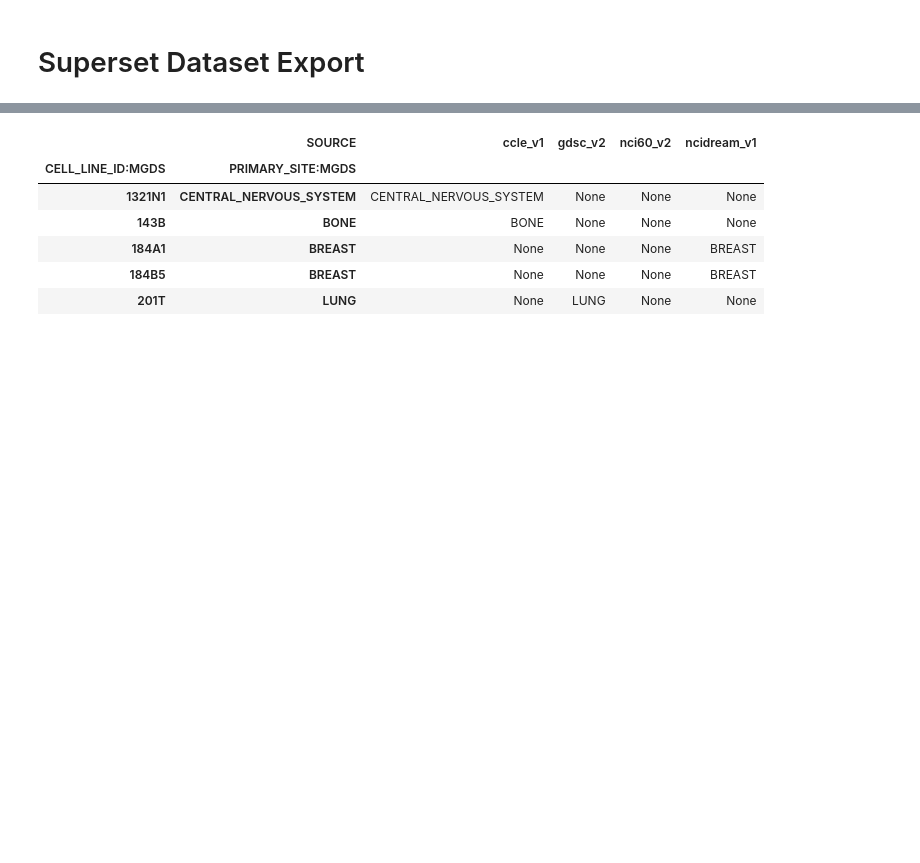
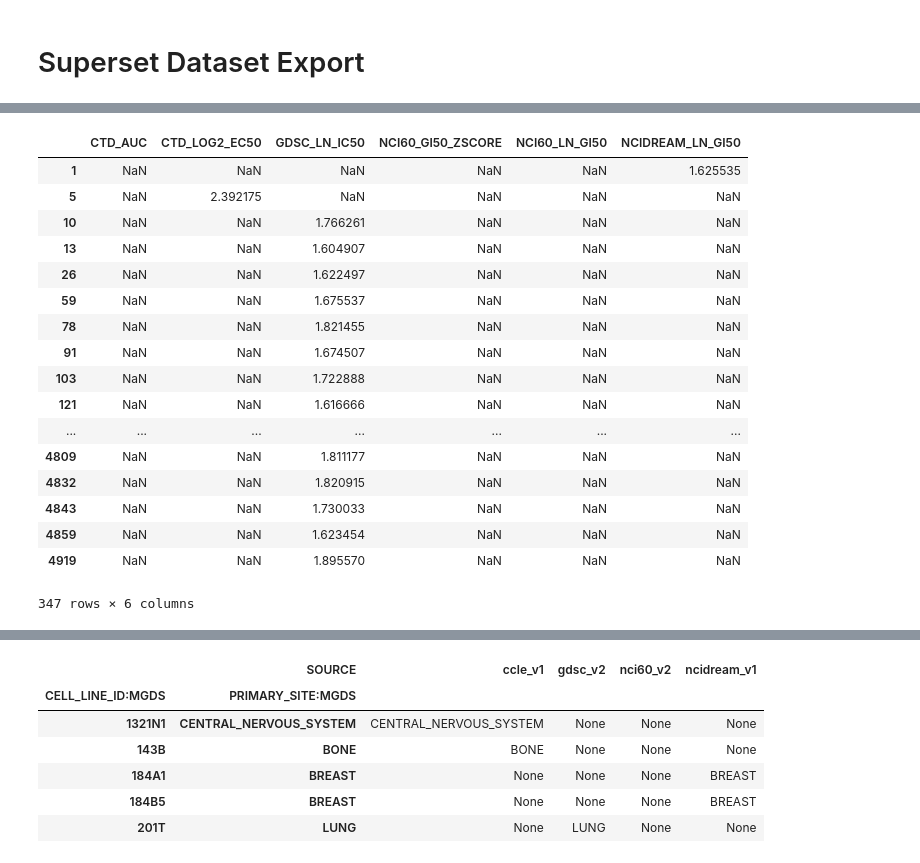
Before and after one commit to eric-czech/mgds, a Jupyter notebook: python/notebook/data_aggregation/export/superset/cell_line_meta.ipynb, the cells around one changed output, grey strips where cells are left out. Cells and saved outputs as stored; diff of their text form; code cells hidden in the pictures; blank space fills up the shorter version.

```diff
--- a/python/notebook/data_aggregation/export/superset/cell_line_meta.ipynb
+++ b/python/notebook/data_aggregation/export/superset/cell_line_meta.ipynb
@@ -21,0 +66,21 @@ pd.set_option('display.max_info_rows', 50000000)
+# %%
+x.select_dtypes(include=[np.float64, np.int64])
+# %% [output]
+|  | CTD_AUC | CTD_LOG2_EC50 | GDSC_LN_IC50 | NCI60_GI50_ZSCORE | NCI60_LN_GI50 | NCIDREAM_LN_GI50 |
+| 1 | NaN | NaN | NaN | NaN | NaN | 1.625535 |
+| 5 | NaN | 2.392175 | NaN | NaN | NaN | NaN |
+| 10 | NaN | NaN | 1.766261 | NaN | NaN | NaN |
+| 13 | NaN | NaN | 1.604907 | NaN | NaN | NaN |
+| 26 | NaN | NaN | 1.622497 | NaN | NaN | NaN |
+| 59 | NaN | NaN | 1.675537 | NaN | NaN | NaN |
+| 78 | NaN | NaN | 1.821455 | NaN | NaN | NaN |
+| 91 | NaN | NaN | 1.674507 | NaN | NaN | NaN |
+| 103 | NaN | NaN | 1.722888 | NaN | NaN | NaN |
+| 121 | NaN | NaN | 1.616666 | NaN | NaN | NaN |
+| ... | ... | ... | ... | ... | ... | ... |
+| 4809 | NaN | NaN | 1.811177 | NaN | NaN | NaN |
+| 4832 | NaN | NaN | 1.820915 | NaN | NaN | NaN |
+| 4843 | NaN | NaN | 1.730033 | NaN | NaN | NaN |
+| 4859 | NaN | NaN | 1.623454 | NaN | NaN | NaN |
+| 4919 | NaN | NaN | 1.895570 | NaN | NaN | NaN |
+347 rows × 6 columns
```
Also changed, not shown: parts of 8 cells of this notebook, 24 other files.
